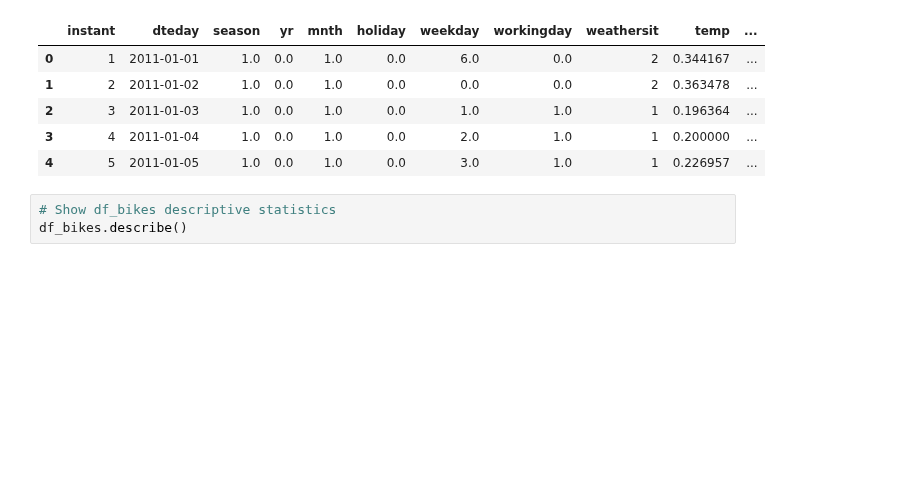
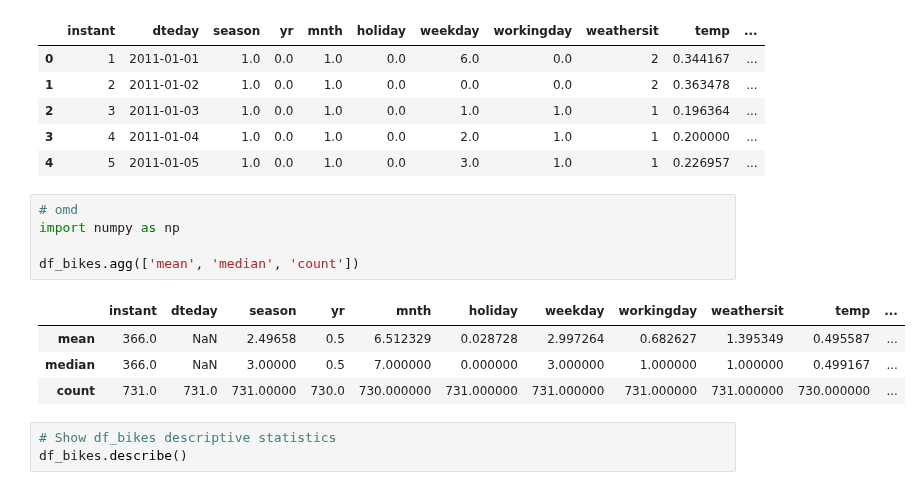
Before and after one commit to omdgit/Hands-On-Gradient-Boosting-with-XGBoost-and-Scikit-learn, a Jupyter notebook: Chapter01/Gradient_Boosting_in_Machine_Learning.ipynb, the cells around one changed output. Cells and saved outputs as stored; diff of their text form; blank space fills up the shorter version.

```diff
--- a/Chapter01/Gradient_Boosting_in_Machine_Learning.ipynb
+++ b/Chapter01/Gradient_Boosting_in_Machine_Learning.ipynb
@@ -24,6 +92,16 @@ df_bikes.head()
 | 2 | 3 | 2011-01-03 | 1.0 | 0.0 | 1.0 | 0.0 | 1.0 | 1.0 | 1 | 0.196364 | ... |
 | 3 | 4 | 2011-01-04 | 1.0 | 0.0 | 1.0 | 0.0 | 2.0 | 1.0 | 1 | 0.200000 | ... |
 | 4 | 5 | 2011-01-05 | 1.0 | 0.0 | 1.0 | 0.0 | 3.0 | 1.0 | 1 | 0.226957 | ... |
+# %%
+# omd
+import numpy as np
+
+df_bikes.agg(['mean', 'median', 'count'])
+# %% [output]
+|  | instant | dteday | season | yr | mnth | holiday | weekday | workingday | weathersit | temp | ... |
+| mean | 366.0 | NaN | 2.49658 | 0.5 | 6.512329 | 0.028728 | 2.997264 | 0.682627 | 1.395349 | 0.495587 | ... |
+| median | 366.0 | NaN | 3.00000 | 0.5 | 7.000000 | 0.000000 | 3.000000 | 1.000000 | 1.000000 | 0.499167 | ... |
+| count | 731.0 | 731.0 | 731.00000 | 730.0 | 730.000000 | 731.000000 | 731.000000 | 731.000000 | 731.000000 | 730.000000 | ... |
 # %%
 # Show df_bikes descriptive statistics
 df_bikes.describe()
```
Also changed, not shown: parts of 4 cells of this notebook.
